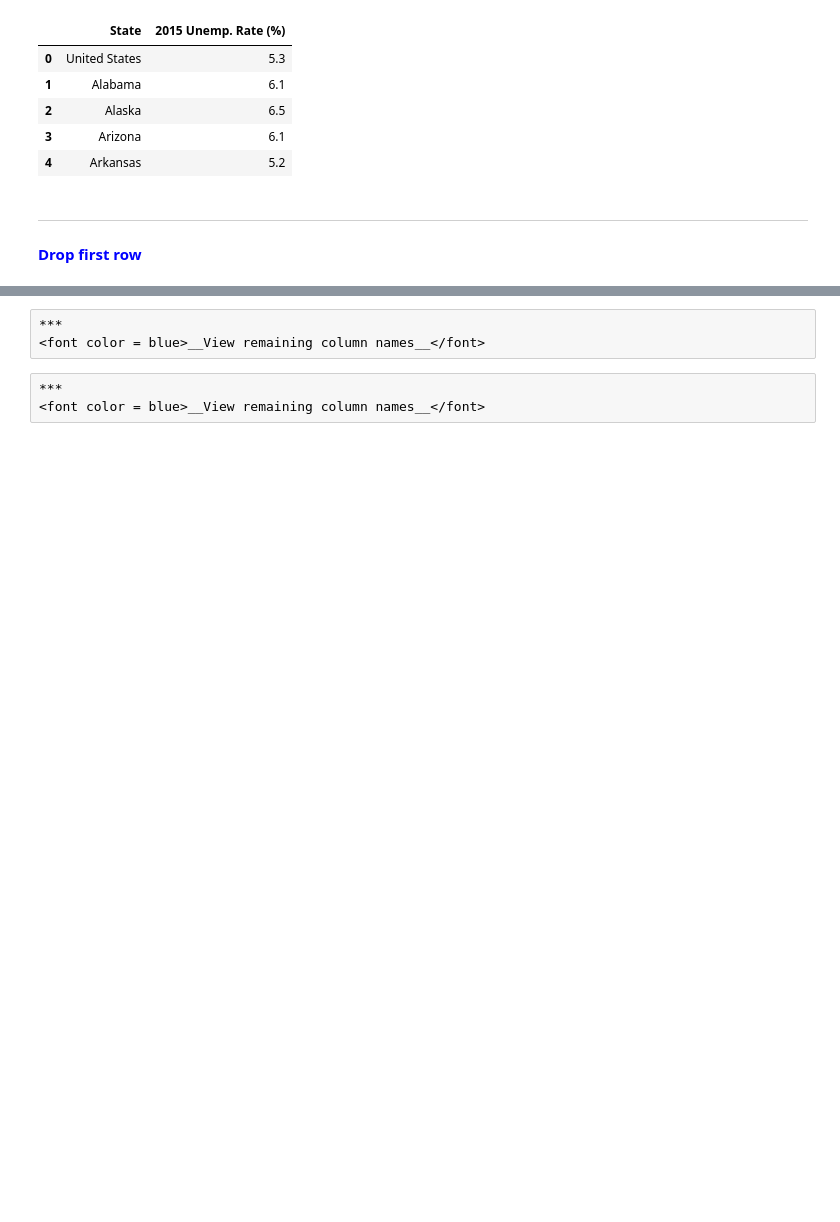
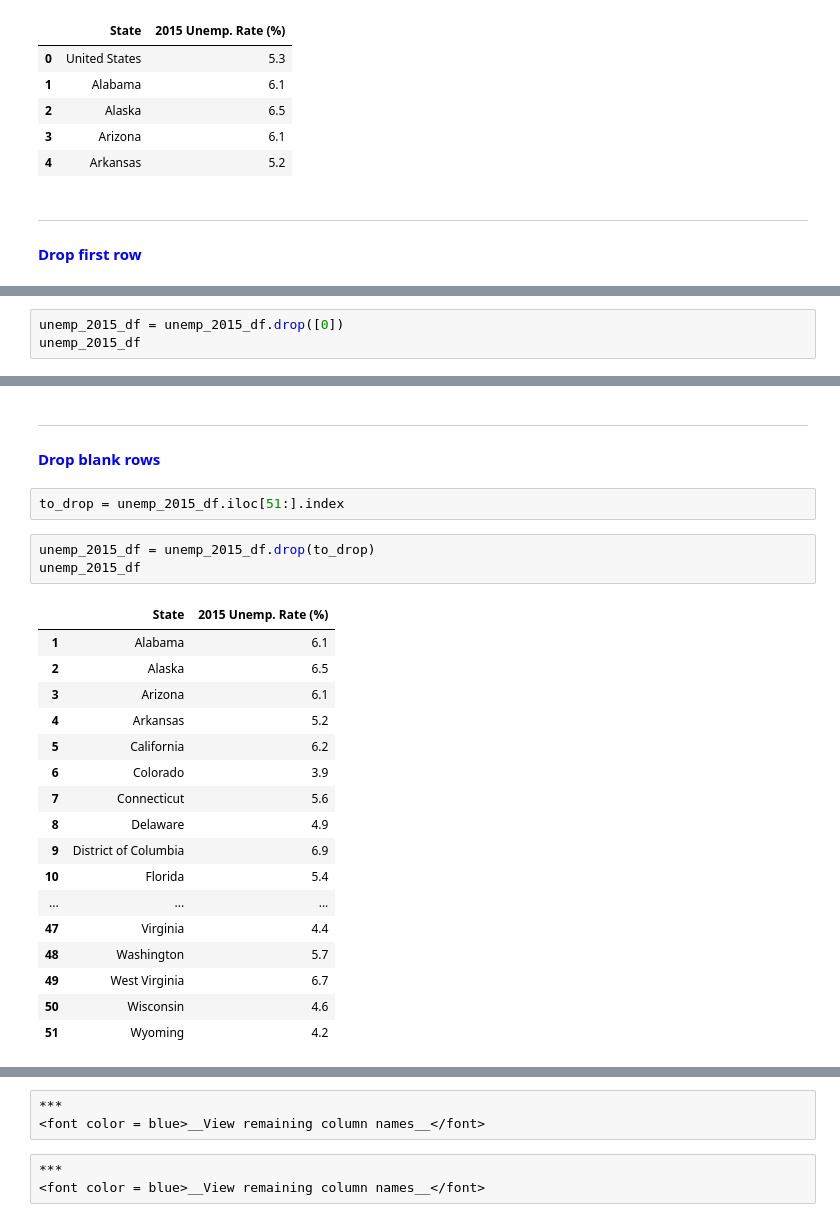
Before and after one commit to vandrade88/ETL-project, a Jupyter notebook: ETL Project.ipynb, the cells around one changed output, grey strips where cells are left out. Drawn from its saved outputs; the diff is of its cells as text; blank space fills up the shorter version.

```diff
--- a/ETL Project.ipynb
+++ b/ETL Project.ipynb
@@ -1202,0 +1198,3 @@ unemp_2015.head()
+# %%
+unemp_2015_df = unemp_2015_df.drop([0])
+unemp_2015_df
@@ -1202,0 +1215,26 @@ unemp_2015.head()
+# %% [markdown]
+***
+<font color = blue>__Drop blank rows__</font>
+# %%
+to_drop = unemp_2015_df.iloc[51:].index
+# %%
+unemp_2015_df = unemp_2015_df.drop(to_drop)
+unemp_2015_df
+# %% [output]
+|  | State | 2015 Unemp. Rate (%) |
+| 1 | Alabama | 6.1 |
+| 2 | Alaska | 6.5 |
+| 3 | Arizona | 6.1 |
+| 4 | Arkansas | 5.2 |
+| 5 | California | 6.2 |
+| 6 | Colorado | 3.9 |
+| 7 | Connecticut | 5.6 |
+| 8 | Delaware | 4.9 |
+| 9 | District of Columbia | 6.9 |
+| 10 | Florida | 5.4 |
+| ... | ... | ... |
+| 47 | Virginia | 4.4 |
+| 48 | Washington | 5.7 |
+| 49 | West Virginia | 6.7 |
+| 50 | Wisconsin | 4.6 |
+| 51 | Wyoming | 4.2 |
```
Also changed, not shown: parts of 17 cells of this notebook.
